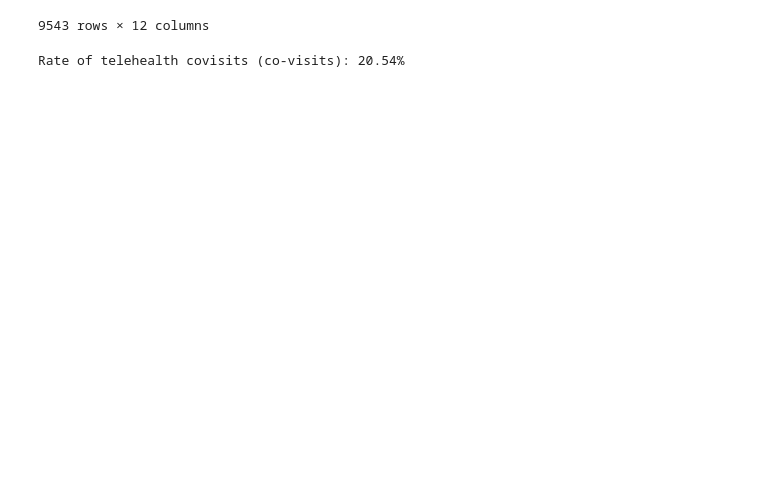
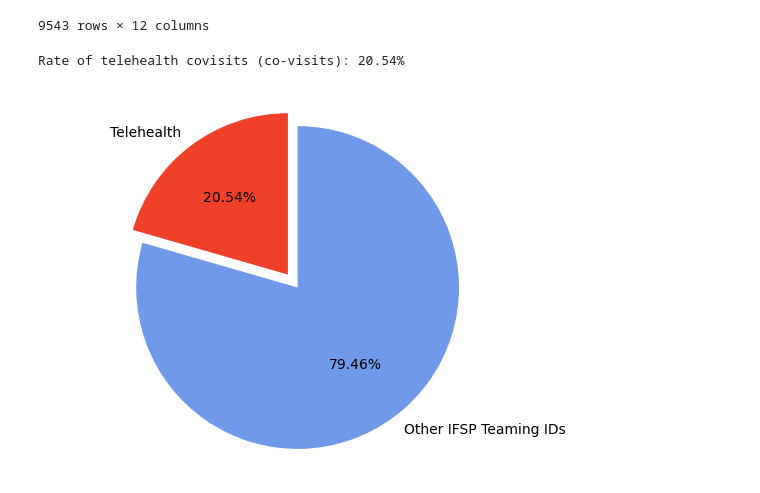
Before and after one commit to NSS-Data-Analytics-Cohort-8/teis_da8_1-should-pad-alytics, a Jupyter notebook: notebook/covisit_uniques.ipynb, the cells around one changed output. Cells and saved outputs as stored; diff of their text form; code cells hidden in the pictures; blank space fills up the shorter version.

Commit message:
chart modifications

```diff
--- a/notebook/covisit_uniques.ipynb
+++ b/notebook/covisit_uniques.ipynb
@@ -192,3 +158,19 @@ rate_telehealth_covisits = total_count[total_count['IFSP Teaming ID name'] == 'C
 print("Rate of telehealth covisits (co-visits): {:.2f}%".format(rate_telehealth_covisits))
 # %% [output]
 Rate of telehealth covisits (co-visits): 20.54%
+# %%
+labels = ['Telehealth', 'Other IFSP Teaming IDs']
+sizes = [rate_telehealth_covisits, 100 - rate_telehealth_covisits]
+colors = [ "#EF412A", "#7099E9"]
+explode = (0.1, 0)  # Explode the first slice (Telehealth Covisits) for emphasis
+
+plt.pie(sizes, explode=explode, labels=labels, colors=colors, autopct='%.2f%%', startangle=90, shadow=False)
+
+# Remove the legend
+plt.legend().set_visible(False)
+
+
+plt.axis('equal')  # Ensure the pie chart is circular
+plt.show()
+# %% [output]
+[figure, added]
```
Also changed, not shown: parts of 2 cells of this notebook.
